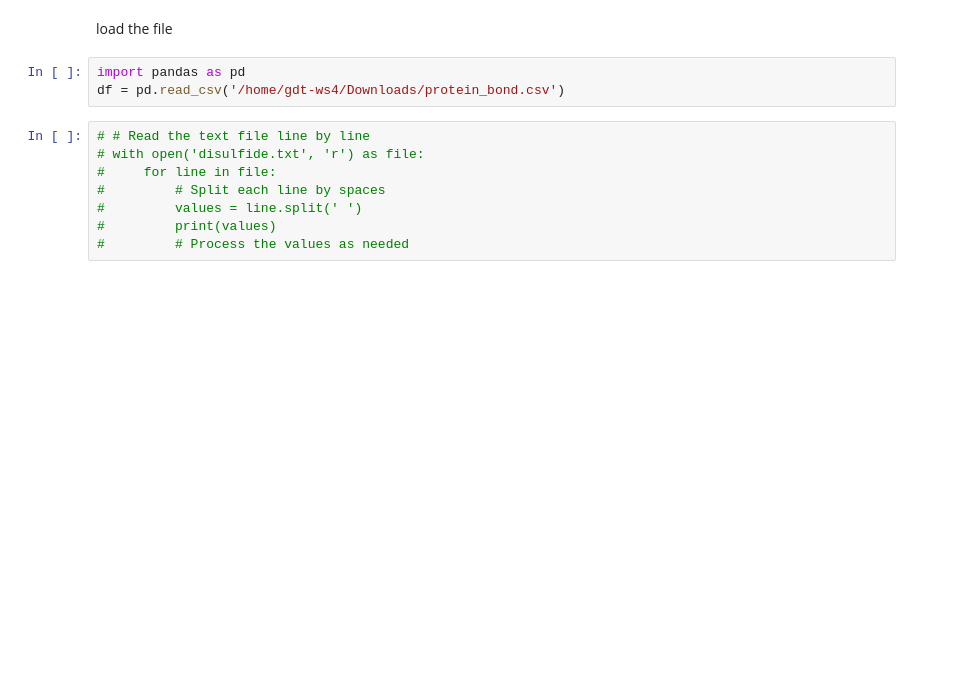
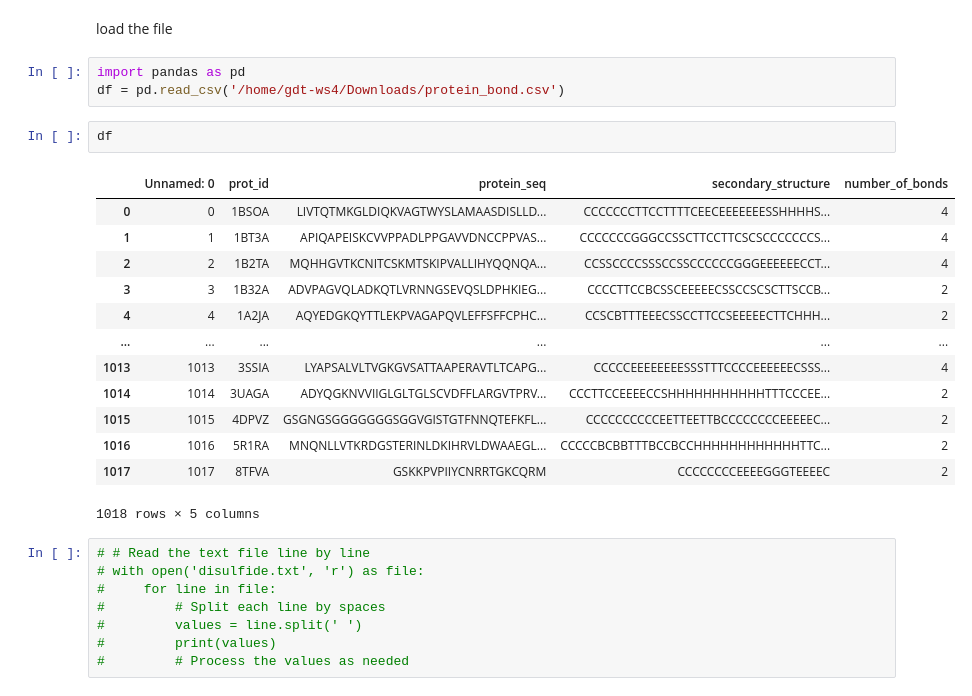
Before and after one commit to Growdeatechnology/Di_sulphide_bond, a Jupyter notebook: di_sulphide_prediction.ipynb, the cells around one changed output. Saved outputs shown, nothing was run; the diff lists cells and outputs as text; blank space fills up the shorter version.

```diff
--- a/di_sulphide_prediction.ipynb
+++ b/di_sulphide_prediction.ipynb
@@ -3,6 +3,22 @@ load the file
 # %%
 import pandas as pd
 df = pd.read_csv('/home/gdt-ws4/Downloads/protein_bond.csv')
+# %%
+df
+# %% [output]
+|  | Unnamed: 0 | prot_id | protein_seq | secondary_structure | number_of_bonds |
+| 0 | 0 | 1BSOA | LIVTQTMKGLDIQKVAGTWYSLAMAASDISLLD... | CCCCCCCTTCCTTTTCEECEEEEEEESSHHHHS... | 4 |
+| 1 | 1 | 1BT3A | APIQAPEISKCVVPPADLPPGAVVDNCCPPVAS... | CCCCCCCGGGCCSSCTTCCTTCSCSCCCCCCCS... | 4 |
+| 2 | 2 | 1B2TA | MQHHGVTKCNITCSKMTSKIPVALLIHYQQNQA... | CCSSCCCCSSSCCSSCCCCCCGGGEEEEEECCT... | 4 |
+| 3 | 3 | 1B32A | ADVPAGVQLADKQTLVRNNGSEVQSLDPHKIEG... | CCCCTTCCBCSSCEEEEECSSCCSCSCTTSCCB... | 2 |
+| 4 | 4 | 1A2JA | AQYEDGKQYTTLEKPVAGAPQVLEFFSFFCPHC... | CCSCBTTTEEECSSCCTTCCSEEEEECTTCHHH... | 2 |
+| ... | ... | ... | ... | ... | ... |
+| 1013 | 1013 | 3SSIA | LYAPSALVLTVGKGVSATTAAPERAVTLTCAPG... | CCCCCEEEEEEEESSSTTTCCCCEEEEEECSSS... | 4 |
+| 1014 | 1014 | 3UAGA | ADYQGKNVVIIGLGLTGLSCVDFFLARGVTPRV... | CCCTTCCEEEECCSHHHHHHHHHHHTTTCCCEE... | 2 |
+| 1015 | 1015 | 4DPVZ | GSGNGSGGGGGGGSGGVGISTGTFNNQTEFKFL... | CCCCCCCCCCEETTEETTBCCCCCCCCEEEEEC... | 2 |
+| 1016 | 1016 | 5R1RA | MNQNLLVTKRDGSTERINLDKIHRVLDWAAEGL... | CCCCCBCBBTTTBCCBCCHHHHHHHHHHHHTTC... | 2 |
+| 1017 | 1017 | 8TFVA | GSKKPVPIIYCNRRTGKCQRM | CCCCCCCCEEEEGGGTEEEEC | 2 |
+1018 rows × 5 columns
 # %%
 # # Read the text file line by line
 # with open('disulfide.txt', 'r') as file:
```
Also changed, not shown: parts of 19 cells of this notebook.
